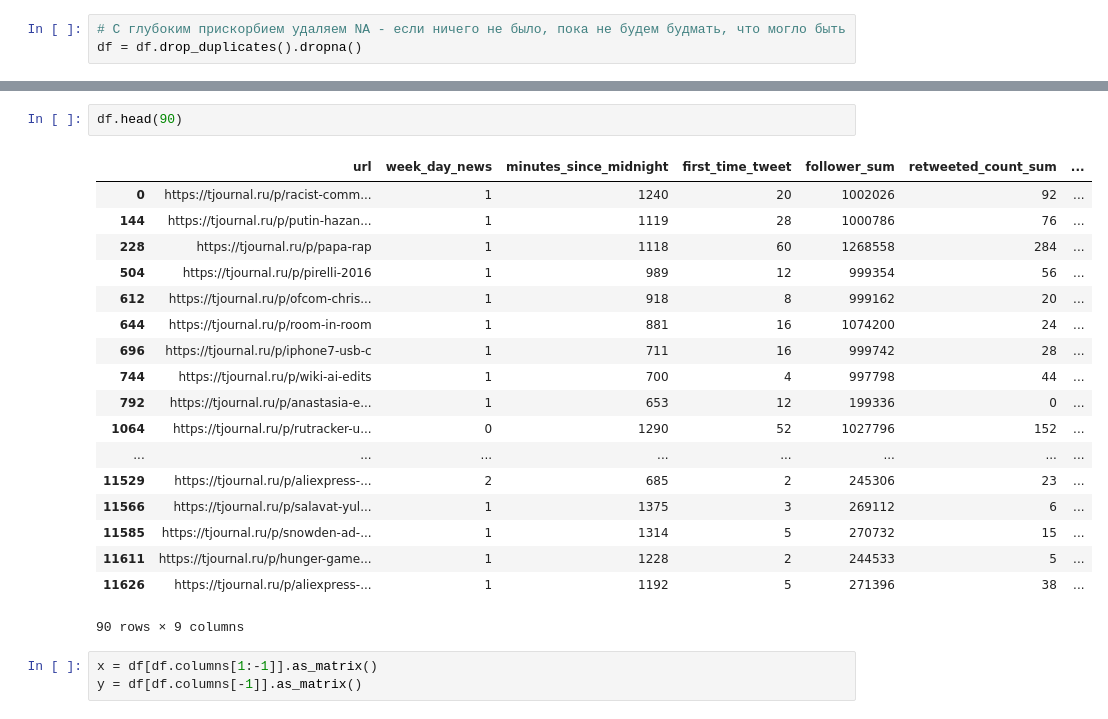
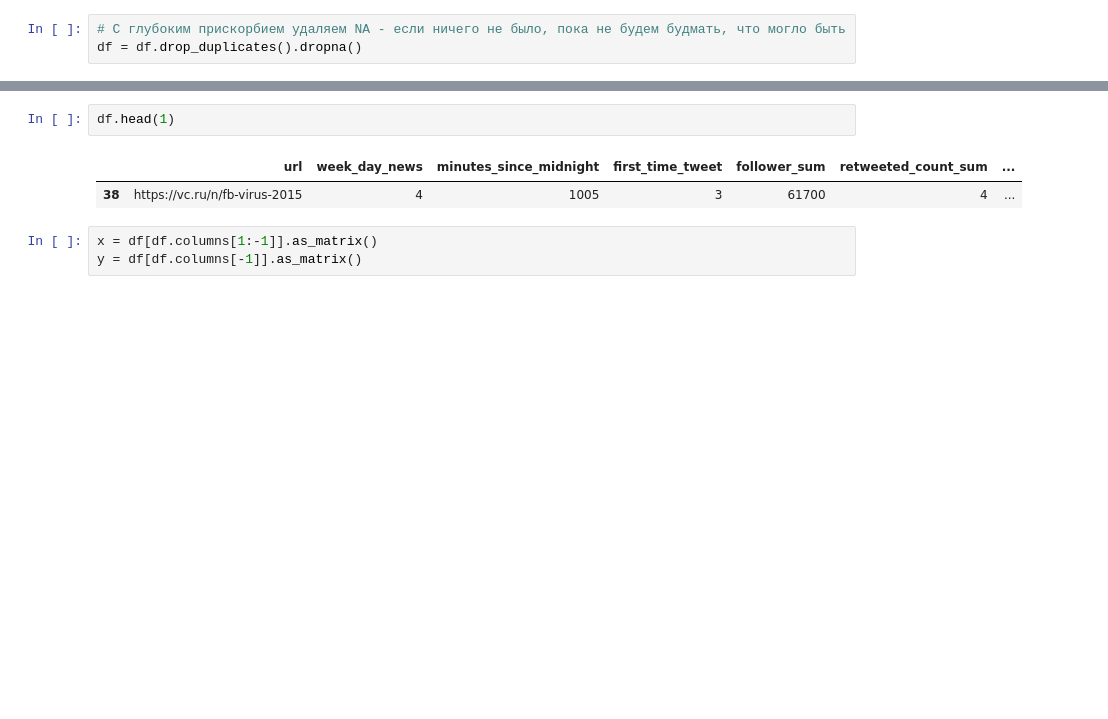
Before and after one commit to pashna/twitter_news_prediction, a Jupyter notebook: Learning.ipynb, the cells around one changed output, grey strips where cells are left out. Cells and saved outputs as stored; diff of their text form; blank space fills up the shorter version.

```diff
--- a/Learning.ipynb
+++ b/Learning.ipynb
@@ -34,24 +34,8 @@ len(df)
 # %%
-df.head(90)
+df.head(1)
 # %% [output]
 |  | url | week_day_news | minutes_since_midnight | first_time_tweet | follower_sum | retweeted_count_sum | ... |
-| 0 | https://tjournal.ru/p/racist-comm... | 1 | 1240 | 20 | 1002026 | 92 | ... |
-| 144 | https://tjournal.ru/p/putin-hazan... | 1 | 1119 | 28 | 1000786 | 76 | ... |
-| 228 | https://tjournal.ru/p/papa-rap | 1 | 1118 | 60 | 1268558 | 284 | ... |
-| 504 | https://tjournal.ru/p/pirelli-2016 | 1 | 989 | 12 | 999354 | 56 | ... |
-| 612 | https://tjournal.ru/p/ofcom-chris... | 1 | 918 | 8 | 999162 | 20 | ... |
-| 644 | https://tjournal.ru/p/room-in-room | 1 | 881 | 16 | 1074200 | 24 | ... |
-| 696 | https://tjournal.ru/p/iphone7-usb-c | 1 | 711 | 16 | 999742 | 28 | ... |
-| 744 | https://tjournal.ru/p/wiki-ai-edits | 1 | 700 | 4 | 997798 | 44 | ... |
-| 792 | https://tjournal.ru/p/anastasia-e... | 1 | 653 | 12 | 199336 | 0 | ... |
-| 1064 | https://tjournal.ru/p/rutracker-u... | 0 | 1290 | 52 | 1027796 | 152 | ... |
-| ... | ... | ... | ... | ... | ... | ... | ... |
-| 11529 | https://tjournal.ru/p/aliexpress-... | 2 | 685 | 2 | 245306 | 23 | ... |
-| 11566 | https://tjournal.ru/p/salavat-yul... | 1 | 1375 | 3 | 269112 | 6 | ... |
-| 11585 | https://tjournal.ru/p/snowden-ad-... | 1 | 1314 | 5 | 270732 | 15 | ... |
-| 11611 | https://tjournal.ru/p/hunger-game... | 1 | 1228 | 2 | 244533 | 5 | ... |
-| 11626 | https://tjournal.ru/p/aliexpress-... | 1 | 1192 | 5 | 271396 | 38 | ... |
+| 38 | https://vc.ru/n/fb-virus-2015 | 4 | 1005 | 3 | 61700 | 4 | ... |
-90 rows × 9 columns
 # %%
 x = df[df.columns[1:-1]].as_matrix()
 y = df[df.columns[-1]].as_matrix()
```
Also changed, not shown: parts of 24 cells of this notebook, 6 other files.
